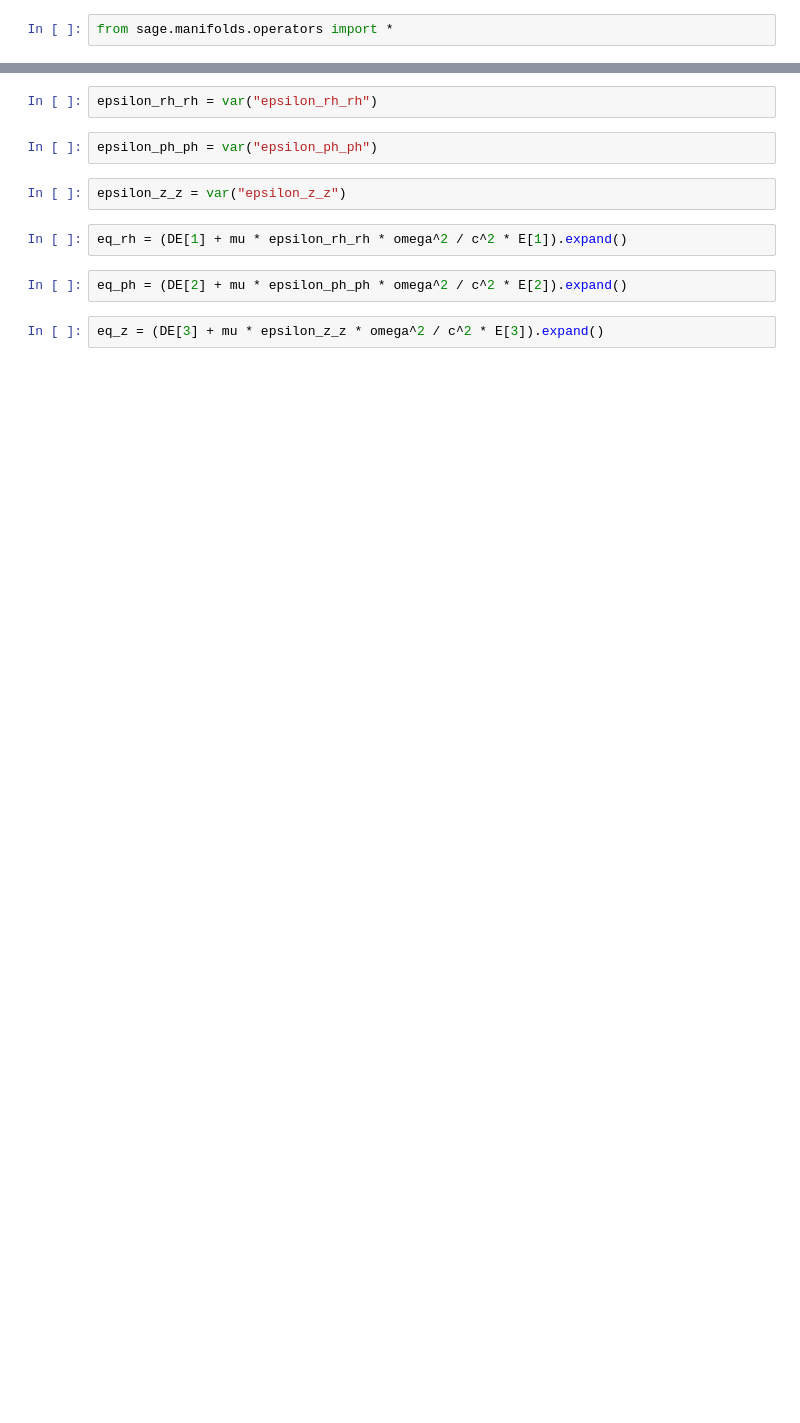
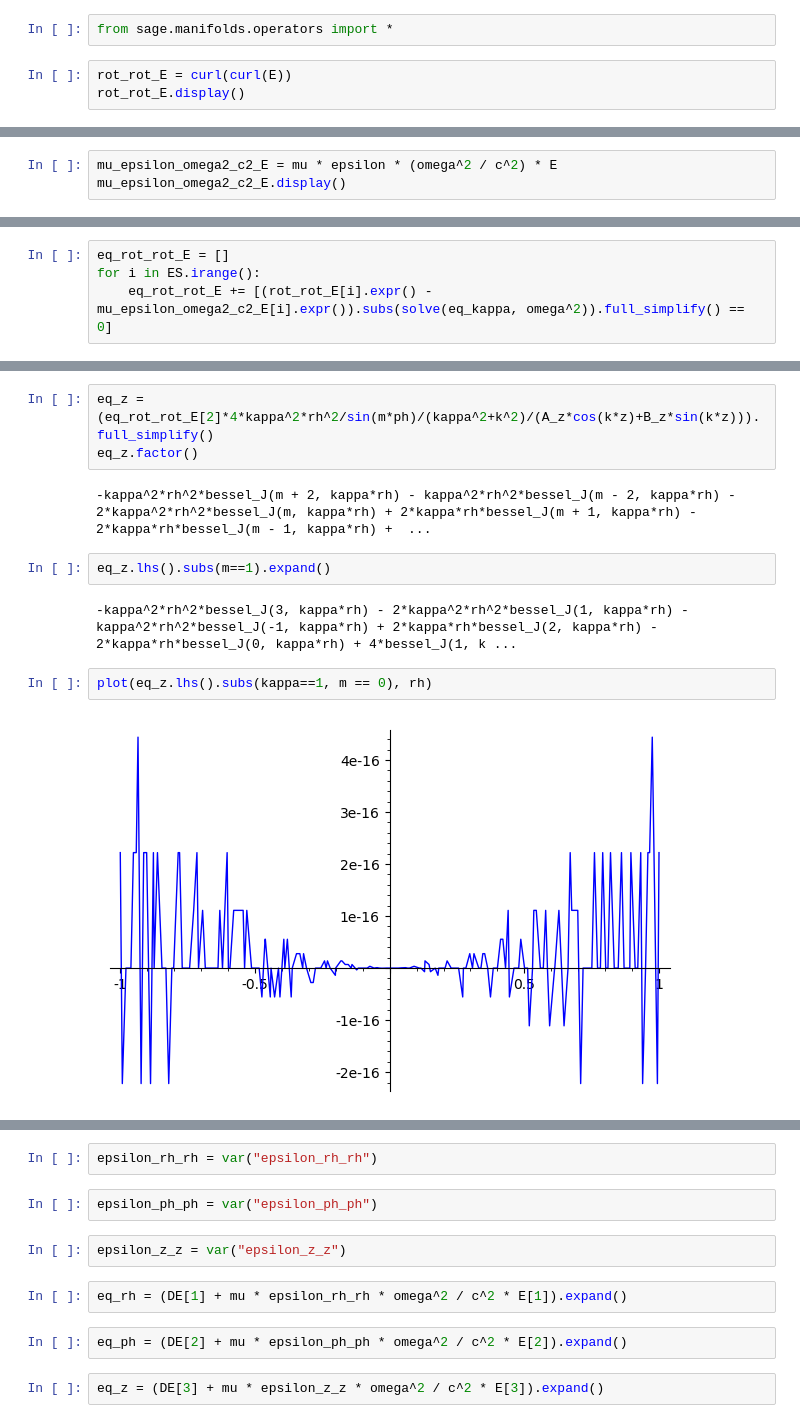
Before and after one commit to daju1/test, a Jupyter notebook: cyl_res.ipynb, the cells around one changed output, grey strips where cells are left out. Saved outputs shown, nothing was run; the diff lists cells and outputs as text; blank space fills up the shorter version.

```diff
--- a/cyl_res.ipynb
+++ b/cyl_res.ipynb
@@ -43,2 +73,5 @@ The Laplacian of a vector field:
 # %%
 from sage.manifolds.operators import *
+# %%
+rot_rot_E = curl(curl(E))
+rot_rot_E.display()
@@ -44,0 +80,3 @@ from sage.manifolds.operators import *
+# %%
+mu_epsilon_omega2_c2_E = mu * epsilon * (omega^2 / c^2) * E
+mu_epsilon_omega2_c2_E.display()
@@ -44,0 +85,4 @@ from sage.manifolds.operators import *
+# %%
+eq_rot_rot_E = []
+for i in ES.irange():
+    eq_rot_rot_E += [(rot_rot_E[i].expr() - mu_epsilon_omega2_c2_E[i].expr()).subs(solve(eq_kappa, omega^2)).full_simplify() == 0]
@@ -44,0 +110,13 @@ from sage.manifolds.operators import *
+# %%
+eq_z = (eq_rot_rot_E[2]*4*kappa^2*rh^2/sin(m*ph)/(kappa^2+k^2)/(A_z*cos(k*z)+B_z*sin(k*z))).full_simplify()
+eq_z.factor()
+# %% [output]
+-kappa^2*rh^2*bessel_J(m + 2, kappa*rh) - kappa^2*rh^2*bessel_J(m - 2, kappa*rh) - 2*kappa^2*rh^2*bessel_J(m, kappa*rh) + 2*kappa*rh*bessel_J(m + 1, kappa*rh) - 2*kappa*rh*bessel_J(m - 1, kappa*rh) +  ...
+# %%
+eq_z.lhs().subs(m==1).expand()
+# %% [output]
+-kappa^2*rh^2*bessel_J(3, kappa*rh) - 2*kappa^2*rh^2*bessel_J(1, kappa*rh) - kappa^2*rh^2*bessel_J(-1, kappa*rh) + 2*kappa*rh*bessel_J(2, kappa*rh) - 2*kappa*rh*bessel_J(0, kappa*rh) + 4*bessel_J(1, k ...
+# %%
+plot(eq_z.lhs().subs(kappa==1, m == 0), rh)
+# %% [output]
+[figure, added]
```
Also changed, not shown: parts of 77 cells of this notebook.
